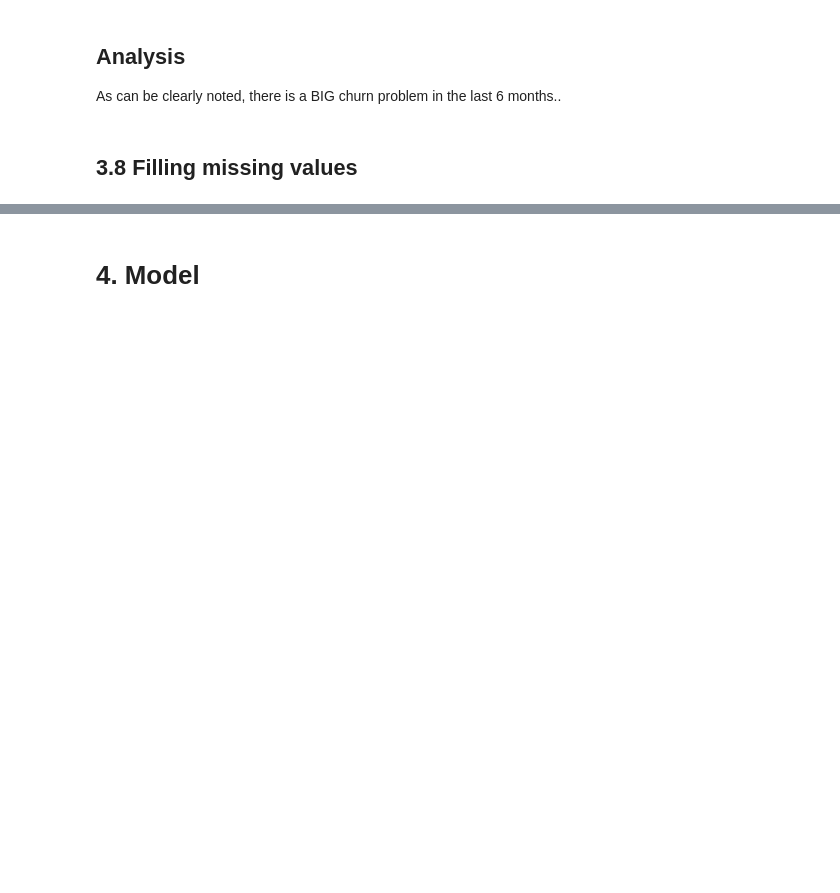
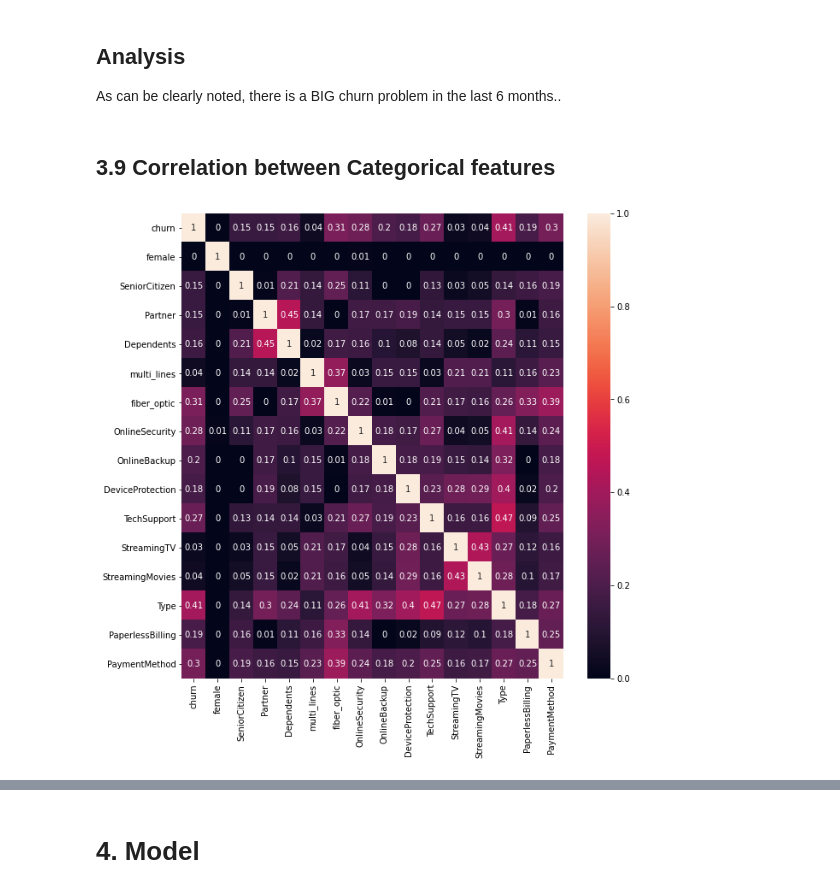
Before and after one commit to dnevo/Practicum, a Jupyter notebook: S17_Final_Project.ipynb, the cells around one changed output, grey strips where cells are left out. Drawn from its saved outputs; the diff is of its cells as text; code cells hidden in the pictures; blank space fills up the shorter version.

```diff
--- a/S17_Final_Project.ipynb
+++ b/S17_Final_Project.ipynb
@@ -274,5 +289,29 @@ ax.set_xlim(left=0, right= 60);
 # %% [markdown]
 ## Analysis
 As can be clearly noted, there is a BIG churn problem in the last 6 months..
-# %% [markdown]
-## 3.8 Filling missing values
+# %% [markdown]
+## 3.9 Correlation between Categorical features
+# %%
+def cramers_v(confusion_matrix):
+    """ calculate Cramers V statistic for categorial-categorial association.
+        uses correction from Bergsma and Wicher,
+        Journal of the Korean Statistical Society 42 (2013): 323-328
+    """
+    chi2 = ss.chi2_contingency(confusion_matrix)[0]
+    n = confusion_matrix.sum()
+    phi2 = chi2 / n
+    r, k = confusion_matrix.shape
+    phi2corr = max(0, phi2 - ((k-1)*(r-1))/(n-1))
+    rcorr = r - ((r-1)**2)/(n-1)
+    kcorr = k - ((k-1)**2)/(n-1)
+    return round(np.sqrt(phi2corr / min((kcorr-1), (rcorr-1))),2)
+df_categoricals = df_customer[['churn','female', 'SeniorCitizen', 'Partner', 'Dependents', 'multi_lines', 'fiber_optic', 'OnlineSecurity', 'OnlineBackup',
+            'DeviceProtection', 'TechSupport', 'StreamingTV', 'StreamingMovies', 'Type', 'PaperlessBilling', 'PaymentMethod']]
+df = pd.DataFrame(columns=df_categoricals.columns)
+for ir in df_categoricals.columns:
+    for ic in df_categoricals.columns:
+        df.loc[ir,ic] = cramers_v(pd.crosstab(df_categoricals[ir], df_categoricals[ic]).to_numpy())
+plt.figure(figsize=(10,10))
+sns.heatmap(df.astype(np.float64), annot=True);
+# %% [output]
+[figure, added]
```
Also changed, not shown: parts of 6 cells of this notebook.
